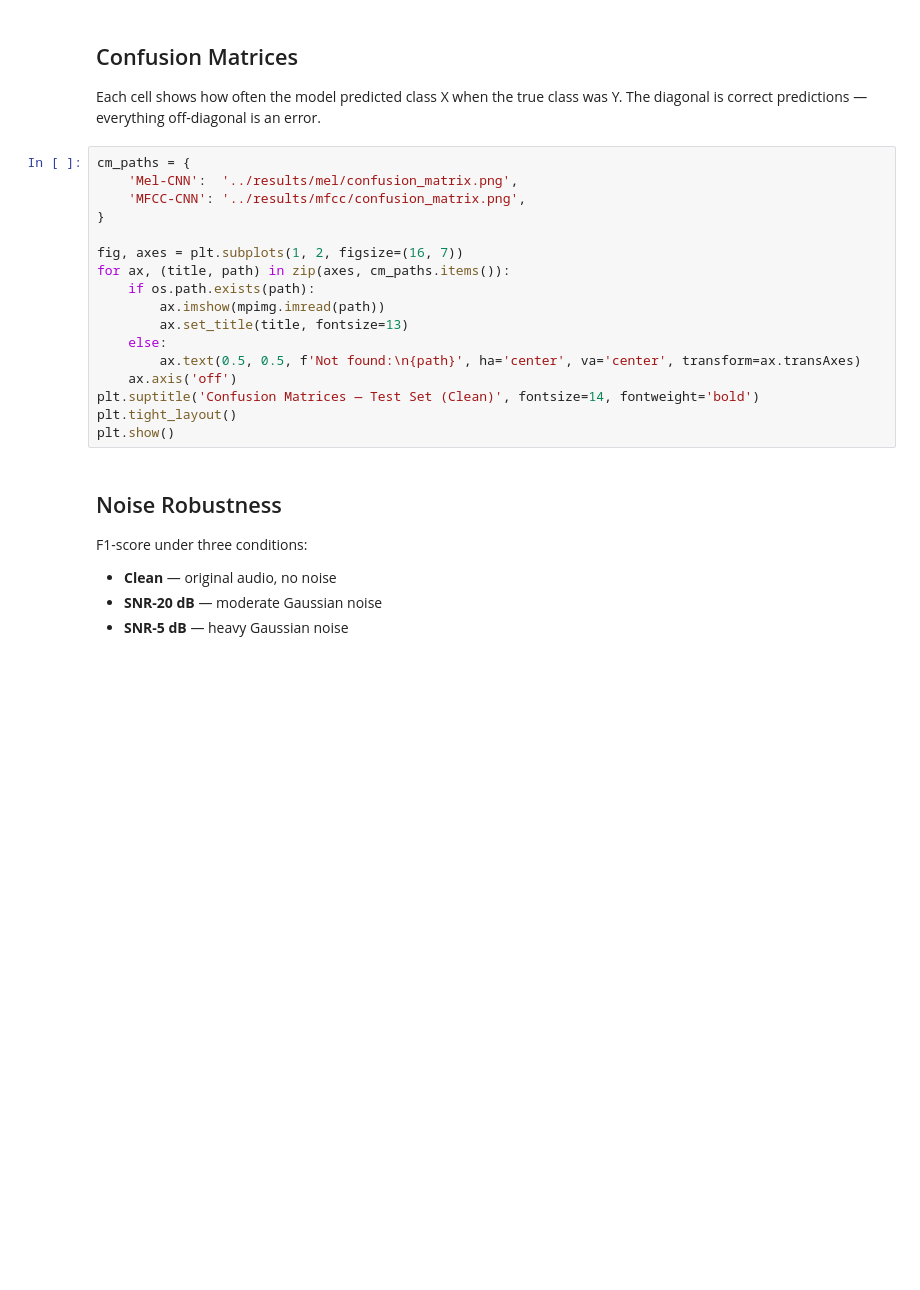
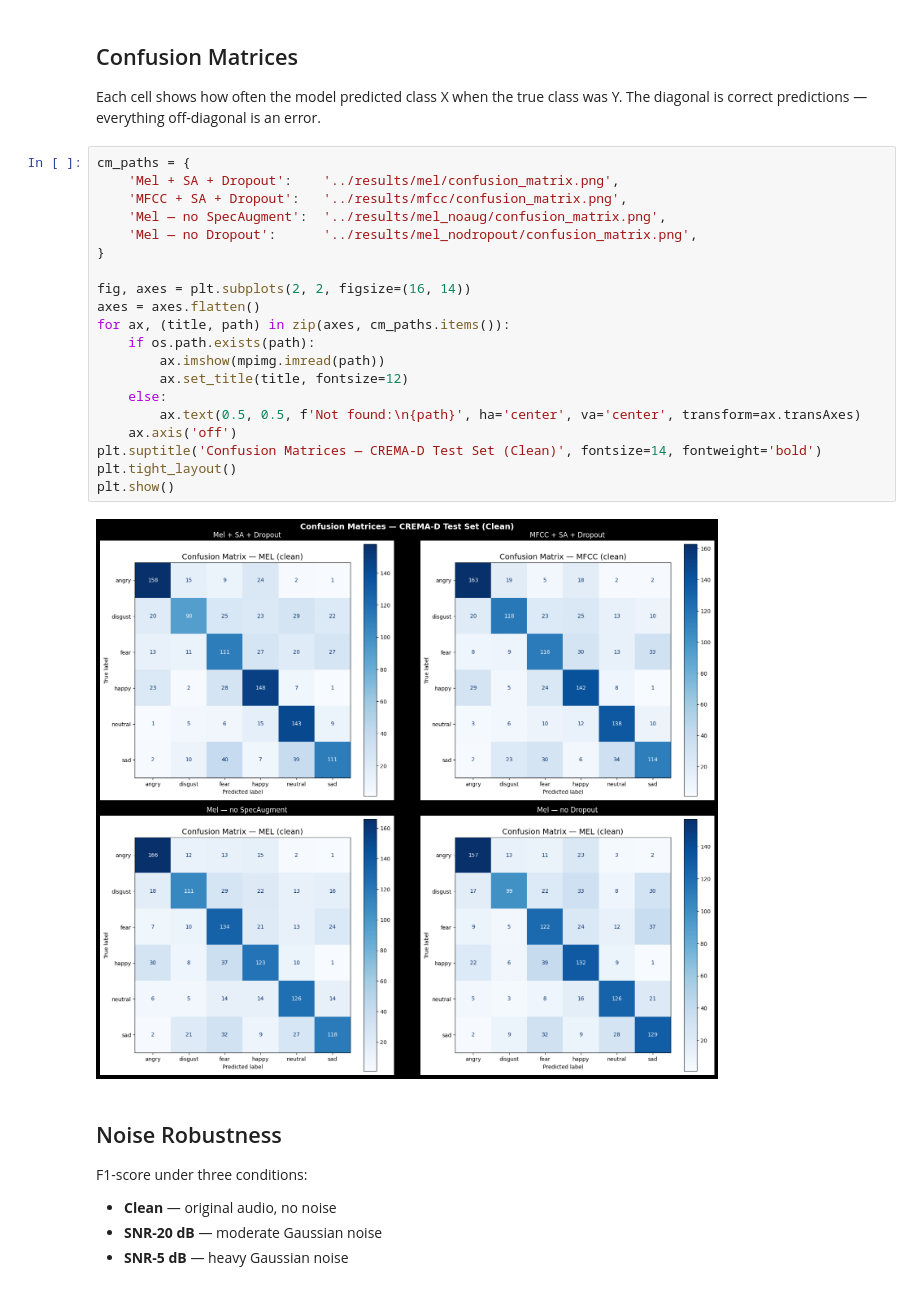
Before and after one commit to kassxxv/speech-emotion-recognition-using-cnn, a Jupyter notebook: notebooks/03_evaluation.ipynb, the cells around one changed output. Saved outputs shown, nothing was run; the diff lists cells and outputs as text; blank space fills up the shorter version.

```diff
--- a/notebooks/03_evaluation.ipynb
+++ b/notebooks/03_evaluation.ipynb
@@ -23,21 +25,26 @@ import matplotlib.image as mpimg
 Each cell shows how often the model predicted class X when the true class was Y. The diagonal is correct predictions — everything off-diagonal is an error.
 # %%
 cm_paths = {
-    'Mel-CNN':  '../results/mel/confusion_matrix.png',
-    'MFCC-CNN': '../results/mfcc/confusion_matrix.png',
+    'Mel + SA + Dropout':    '../results/mel/confusion_matrix.png',
+    'MFCC + SA + Dropout':   '../results/mfcc/confusion_matrix.png',
+    'Mel — no SpecAugment':  '../results/mel_noaug/confusion_matrix.png',
+    'Mel — no Dropout':      '../results/mel_nodropout/confusion_matrix.png',
 }
 
-fig, axes = plt.subplots(1, 2, figsize=(16, 7))
+fig, axes = plt.subplots(2, 2, figsize=(16, 14))
+axes = axes.flatten()
 for ax, (title, path) in zip(axes, cm_paths.items()):
     if os.path.exists(path):
         ax.imshow(mpimg.imread(path))
-        ax.set_title(title, fontsize=13)
+        ax.set_title(title, fontsize=12)
     else:
         ax.text(0.5, 0.5, f'Not found:\n{path}', ha='center', va='center', transform=ax.transAxes)
     ax.axis('off')
-plt.suptitle('Confusion Matrices — Test Set (Clean)', fontsize=14, fontweight='bold')
+plt.suptitle('Confusion Matrices — CREMA-D Test Set (Clean)', fontsize=14, fontweight='bold')
 plt.tight_layout()
 plt.show()
+# %% [output]
+[figure, added]
 # %% [markdown]
 ## Noise Robustness
 
```
Also changed, not shown: parts of 8 cells of this notebook, 13 other files.
